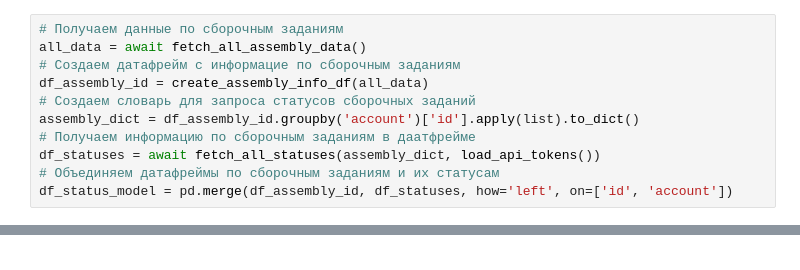
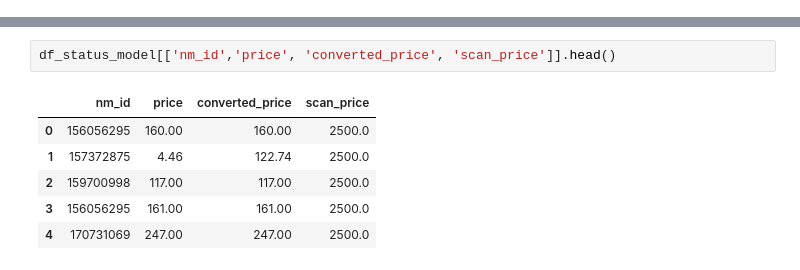
Before and after one commit to vuvuzela92/waregouse_project, a Jupyter notebook: assembly_info.ipynb, the cells around one changed output, grey strips where cells are left out. Cells and saved outputs as stored; diff of their text form.

```diff
--- a/assembly_info.ipynb
+++ b/assembly_info.ipynb
@@ -9,11 +0,0 @@ from utils_warehouse import load_api_tokens, create_insert_table_db
-# %%
-# Получаем данные по сборочным заданиям
-all_data = await fetch_all_assembly_data()
-# Создаем датафрейм с информацие по сборочным заданиям
-df_assembly_id = create_assembly_info_df(all_data)
-# Создаем словарь для запроса статусов сборочных заданий
-assembly_dict = df_assembly_id.groupby('account')['id'].apply(list).to_dict()
-# Получаем информацию по сборочным заданиям в даатфрейме
-df_statuses = await fetch_all_statuses(assembly_dict, load_api_tokens())
-# Объединяем датафреймы по сборочным заданиям и их статусам
-df_status_model = pd.merge(df_assembly_id, df_statuses, how='left', on=['id', 'account'])
@@ -108 +130,10 @@ memory usage: 25.7+ MB
+# %%
+df_status_model[['nm_id','price', 'converted_price', 'scan_price']].head()
+# %% [output]
+|  | nm_id | price | converted_price | scan_price |
+| 0 | 156056295 | 160.00 | 160.00 | 2500.0 |
+| 1 | 157372875 | 4.46 | 122.74 | 2500.0 |
+| 2 | 159700998 | 117.00 | 117.00 | 2500.0 |
+| 3 | 156056295 | 161.00 | 161.00 | 2500.0 |
+| 4 | 170731069 | 247.00 | 247.00 | 2500.0 |
 # %%
```
Also changed, not shown: parts of 10 cells of this notebook, 5 other files.
